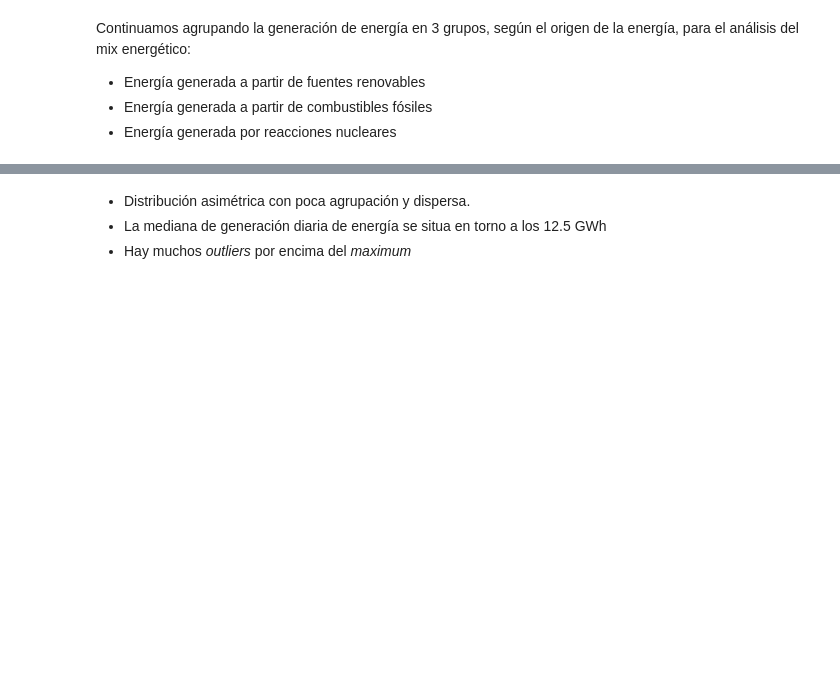
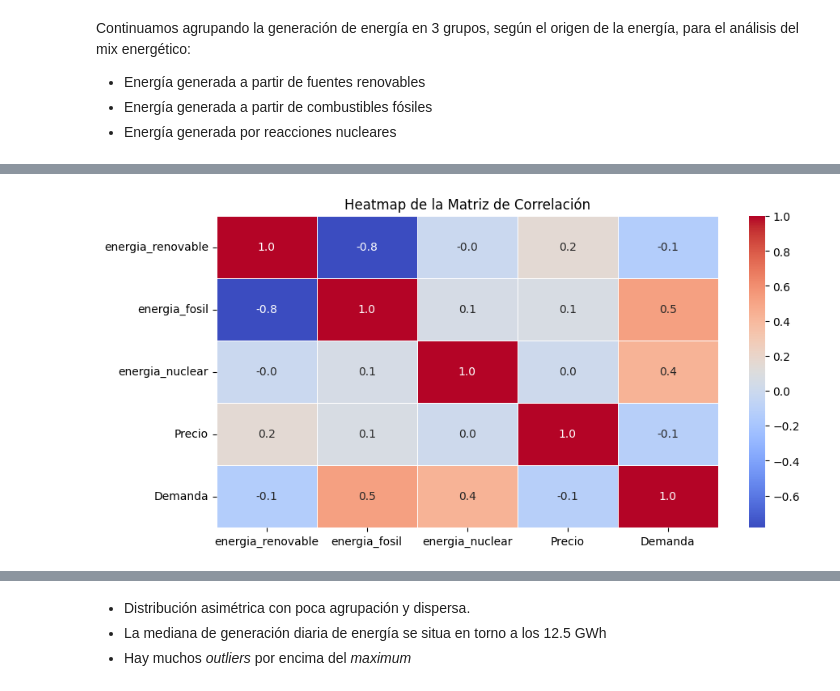
Before and after one commit to RogelioGarciaAlvarez/EDA_Energia, a Jupyter notebook: Memoria.ipynb, the cells around one changed output, grey strips where cells are left out. Drawn from its saved outputs; the diff is of its cells as text; code cells hidden in the pictures; blank space fills up the shorter version.

```diff
--- a/Memoria.ipynb
+++ b/Memoria.ipynb
@@ -257,0 +257,3 @@ Comenzamos el análisis para el DataFrame de energía generada realizando la cla
+# %%
+df_demanda["Fecha"] = pd.to_datetime(df_demanda["Fecha"], format='%m/%Y') + pd.offsets.MonthEnd(0)
+df_demanda.set_index("Fecha",inplace=True)
@@ -257,0 +262,2 @@ Comenzamos el análisis para el DataFrame de energía generada realizando la cla
+# %%
+df_energia_precio_demanda = pd.merge(df_energia_precio,df_demanda, how="inner", left_index=True, right_index=True)
@@ -257,0 +370,10 @@ Comenzamos el análisis para el DataFrame de energía generada realizando la cla
+# %%
+'''
+lista_analisis = df_energia_precio_demanda.columns.to_list()
+lista_analisis.remove("Generacion total")
+lista_analisis.remove("energia_fosil")
+lista_analisis.remove("energia_renovable")
+lista_analisis.remove("energia_nuclear")
+
+print(lista_analisis)
+'''
@@ -257,0 +382,4 @@ Comenzamos el análisis para el DataFrame de energía generada realizando la cla
+# %%
+anyo = 2014
+df_heat = df_energia_precio_demanda #.loc[(df_energia_precio_demanda.index.year >= anyo) & (df_energia_precio_demanda.index.year <= anyo)]
+df_heat.info()
@@ -257,0 +404,12 @@ Comenzamos el análisis para el DataFrame de energía generada realizando la cla
+# %%
+# Calcula la matriz de correlación
+correlation_matrix = df_heat.loc[:, lista_analisis].corr() #df_energia_precio_demanda.index.year == 2014
+
+# Crea un heatmap
+plt.figure(figsize=(10, 5))
+
+sns.heatmap(correlation_matrix, annot=True, cmap='coolwarm', fmt=".1f", linewidths=.5)
+plt.title('Heatmap de la Matriz de Correlación')
+plt.show()
+# %% [output]
+[figure, added]
```
Also changed, not shown: parts of 69 cells of this notebook, 5 other files.
